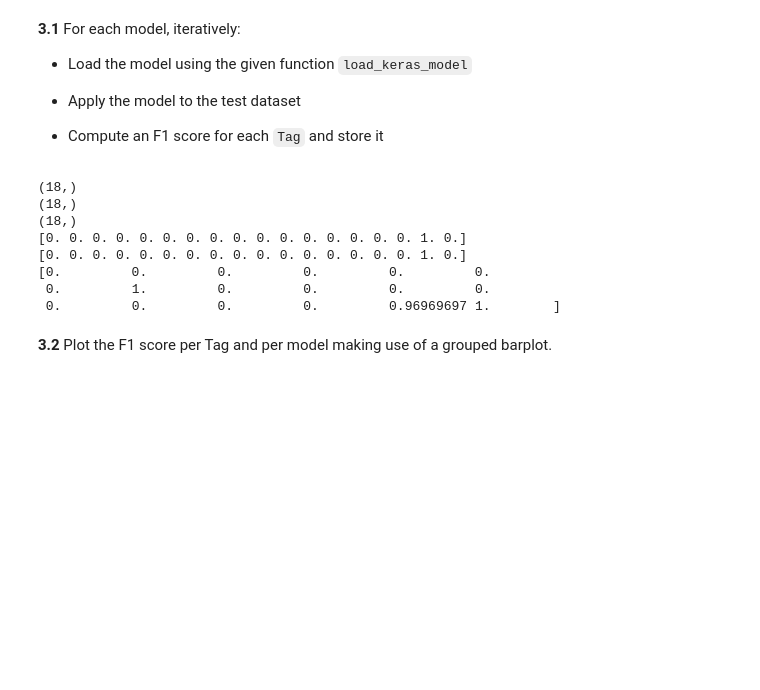
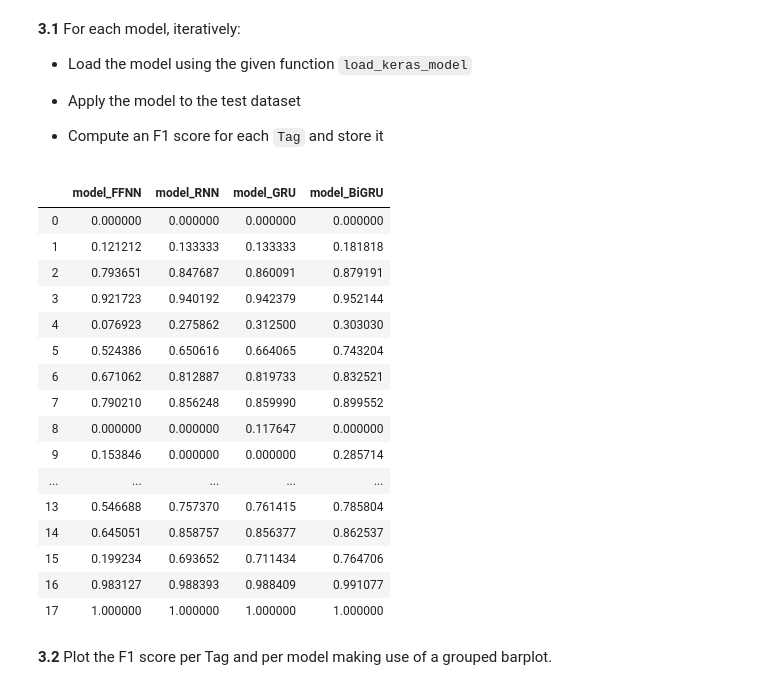
Before and after one commit to medeirosf/2020-CS109B, a Jupyter notebook: content/homeworks/hw06/notebook/cs109b_hw6_edited.ipynb, the cells around one changed output. Drawn from its saved outputs; the diff is of its cells as text; code cells hidden in the pictures; blank space fills up the shorter version.

````diff
--- a/content/homeworks/hw06/notebook/cs109b_hw6_edited.ipynb
+++ b/content/homeworks/hw06/notebook/cs109b_hw6_edited.ipynb
@@ -1037,31 +1037,40 @@ Variance explained by PCA: 0.814357969761071
 - Compute an F1 score for each ```Tag``` and store it
 # %%
 # your code here
-model = load_keras_model("model_BiGRU")
-p_test = model.predict(x_test)
+models = ('model_FFNN','model_RNN','model_GRU','model_BiGRU')
 
-y_pred = np.empty(shape=p_test.shape, dtype = float)
-for i in range(len(p_test)):
-    for j in range(len(p_test[i])):
-        for k in range(len(p_test[i][j])):
-            y_pred[i][j][k] = round(p_test[i][j][k])
+f1score = pd.DataFrame()
+for i, name in enumerate(models):
+    model = load_keras_model(name)
+    p_test = model.predict(x_test)
 
-#score = f1_score(y_test, y_pred, average=None)
-score = f1_score(y_test[0], y_pred[0], average=None)
-print(score.shape)
-print(y_test[0][0].shape)
-print(y_pred[0][0].shape)
-print(y_test[0][0])
-print(y_pred[0][0])
-print(score)
+    y_pred = np.empty(shape=p_test.shape, dtype = float)
+    for i in range(len(p_test)):
+        for j in range(len(p_test[i])):
+            for k in range(len(p_test[i][j])):
+                y_pred[i][j][k] = round(p_test[i][j][k])
+
+    score = f1_score(y_test.reshape(-1,18), y_pred.reshape(-1,18), average=None)
+    f1score[name] = score
+
+f1score
 # %% [output]
-(18,)
-(18,)
-(18,)
-[0. 0. 0. 0. 0. 0. 0. 0. 0. 0. 0. 0. 0. 0. 0. 0. 1. 0.]
-[0. 0. 0. 0. 0. 0. 0. 0. 0. 0. 0. 0. 0. 0. 0. 0. 1. 0.]
-[0.         0.         0.         0.         0.         0.
- 0.         1.         0.         0.         0.         0.
- 0.         0.         0.         0.         0.96969697 1.        ]
+|  | model_FFNN | model_RNN | model_GRU | model_BiGRU |
+| 0 | 0.000000 | 0.000000 | 0.000000 | 0.000000 |
+| 1 | 0.121212 | 0.133333 | 0.133333 | 0.181818 |
+| 2 | 0.793651 | 0.847687 | 0.860091 | 0.879191 |
+| 3 | 0.921723 | 0.940192 | 0.942379 | 0.952144 |
+| 4 | 0.076923 | 0.275862 | 0.312500 | 0.303030 |
+| 5 | 0.524386 | 0.650616 | 0.664065 | 0.743204 |
+| 6 | 0.671062 | 0.812887 | 0.819733 | 0.832521 |
+| 7 | 0.790210 | 0.856248 | 0.859990 | 0.899552 |
+| 8 | 0.000000 | 0.000000 | 0.117647 | 0.000000 |
+| 9 | 0.153846 | 0.000000 | 0.000000 | 0.285714 |
+| ... | ... | ... | ... | ... |
+| 13 | 0.546688 | 0.757370 | 0.761415 | 0.785804 |
+| 14 | 0.645051 | 0.858757 | 0.856377 | 0.862537 |
+| 15 | 0.199234 | 0.693652 | 0.711434 | 0.764706 |
+| 16 | 0.983127 | 0.988393 | 0.988409 | 0.991077 |
+| 17 | 1.000000 | 1.000000 | 1.000000 | 1.000000 |
 # %% [markdown]
 **3.2** Plot the F1 score per Tag and per model making use of a grouped barplot.
````
Also changed, not shown: parts of 2 cells of this notebook.
